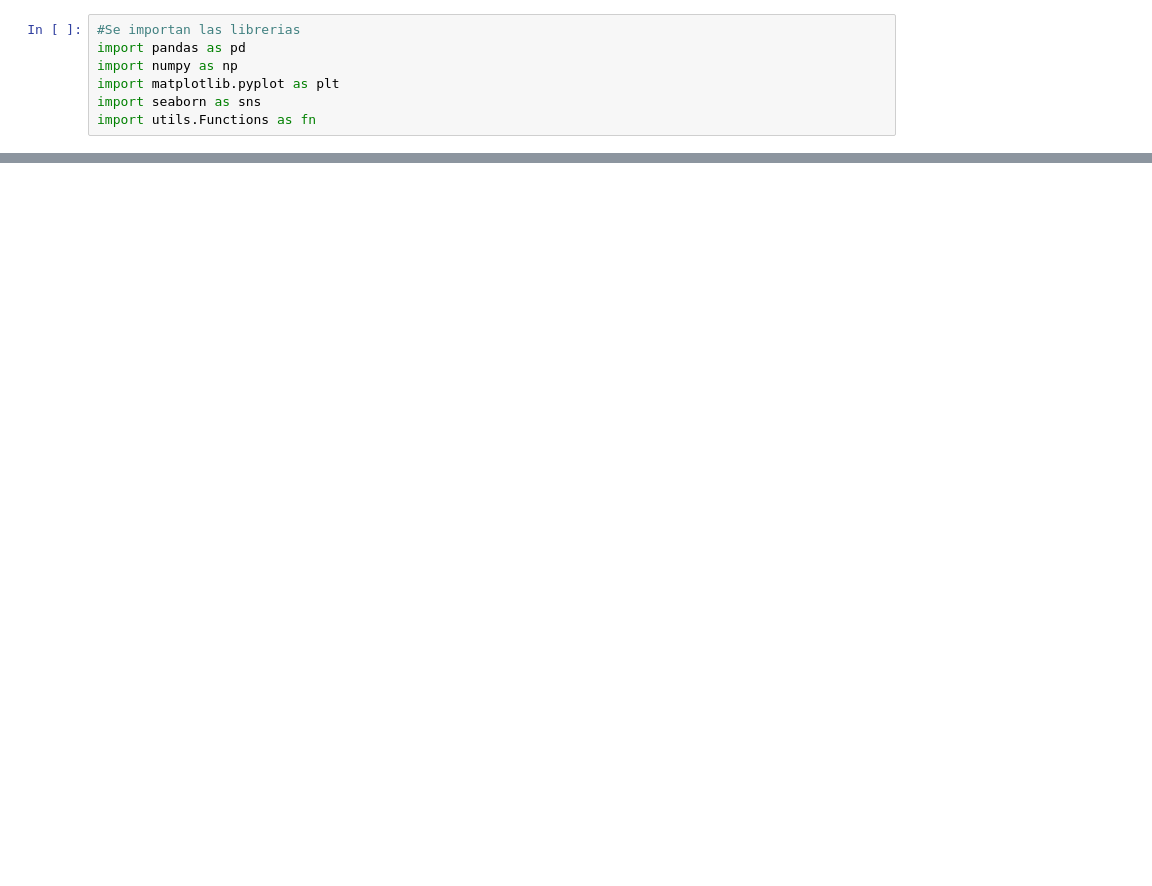
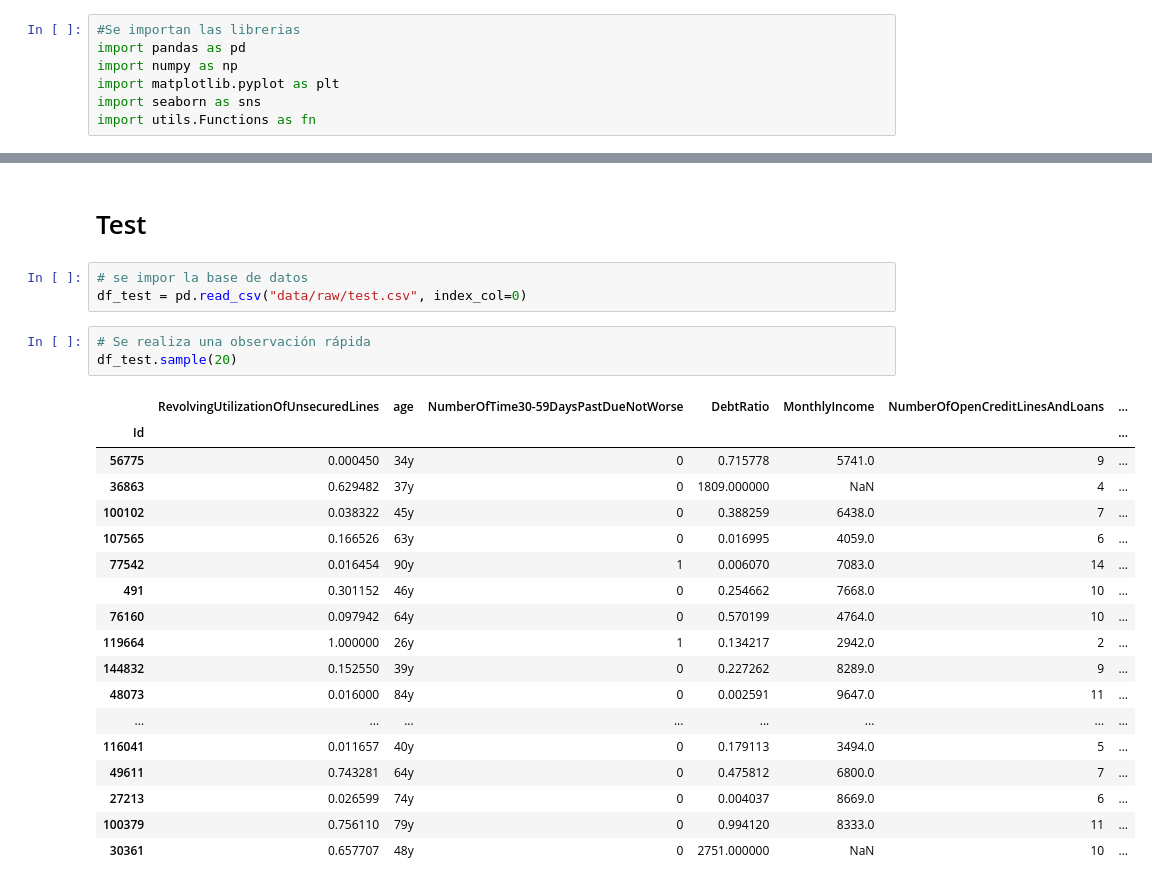
Before and after one commit to josemanuelgonzalezfornell/Machine_Learning, a Jupyter notebook: Kaggle2/src/EDA_and_cleaning.ipynb, the cells around one changed output, grey strips where cells are left out. Cells and saved outputs as stored; diff of their text form; blank space fills up the shorter version.

```diff
--- a/Kaggle2/src/EDA_and_cleaning.ipynb
+++ b/Kaggle2/src/EDA_and_cleaning.ipynb
@@ -183,0 +222,27 @@ Name: target, dtype: int64
+# %% [markdown]
+# Test
+# %%
+# se impor la base de datos
+df_test = pd.read_csv("data/raw/test.csv", index_col=0)
+# %%
+# Se realiza una observación rápida
+df_test.sample(20)
+# %% [output]
+|  | RevolvingUtilizationOfUnsecuredLines | age | NumberOfTime30-59DaysPastDueNotWorse | DebtRatio | MonthlyIncome | NumberOfOpenCreditLinesAndLoans | ... |
+| Id |  |  |  |  |  |  | ... |
+| 56775 | 0.000450 | 34y | 0 | 0.715778 | 5741.0 | 9 | ... |
+| 36863 | 0.629482 | 37y | 0 | 1809.000000 | NaN | 4 | ... |
+| 100102 | 0.038322 | 45y | 0 | 0.388259 | 6438.0 | 7 | ... |
+| 107565 | 0.166526 | 63y | 0 | 0.016995 | 4059.0 | 6 | ... |
+| 77542 | 0.016454 | 90y | 1 | 0.006070 | 7083.0 | 14 | ... |
+| 491 | 0.301152 | 46y | 0 | 0.254662 | 7668.0 | 10 | ... |
+| 76160 | 0.097942 | 64y | 0 | 0.570199 | 4764.0 | 10 | ... |
+| 119664 | 1.000000 | 26y | 1 | 0.134217 | 2942.0 | 2 | ... |
+| 144832 | 0.152550 | 39y | 0 | 0.227262 | 8289.0 | 9 | ... |
+| 48073 | 0.016000 | 84y | 0 | 0.002591 | 9647.0 | 11 | ... |
+| ... | ... | ... | ... | ... | ... | ... | ... |
+| 116041 | 0.011657 | 40y | 0 | 0.179113 | 3494.0 | 5 | ... |
+| 49611 | 0.743281 | 64y | 0 | 0.475812 | 6800.0 | 7 | ... |
+| 27213 | 0.026599 | 74y | 0 | 0.004037 | 8669.0 | 6 | ... |
+| 100379 | 0.756110 | 79y | 0 | 0.994120 | 8333.0 | 11 | ... |
+| 30361 | 0.657707 | 48y | 0 | 2751.000000 | NaN | 10 | ... |
```
Also changed, not shown: parts of 54 cells of this notebook, 15 other files.
